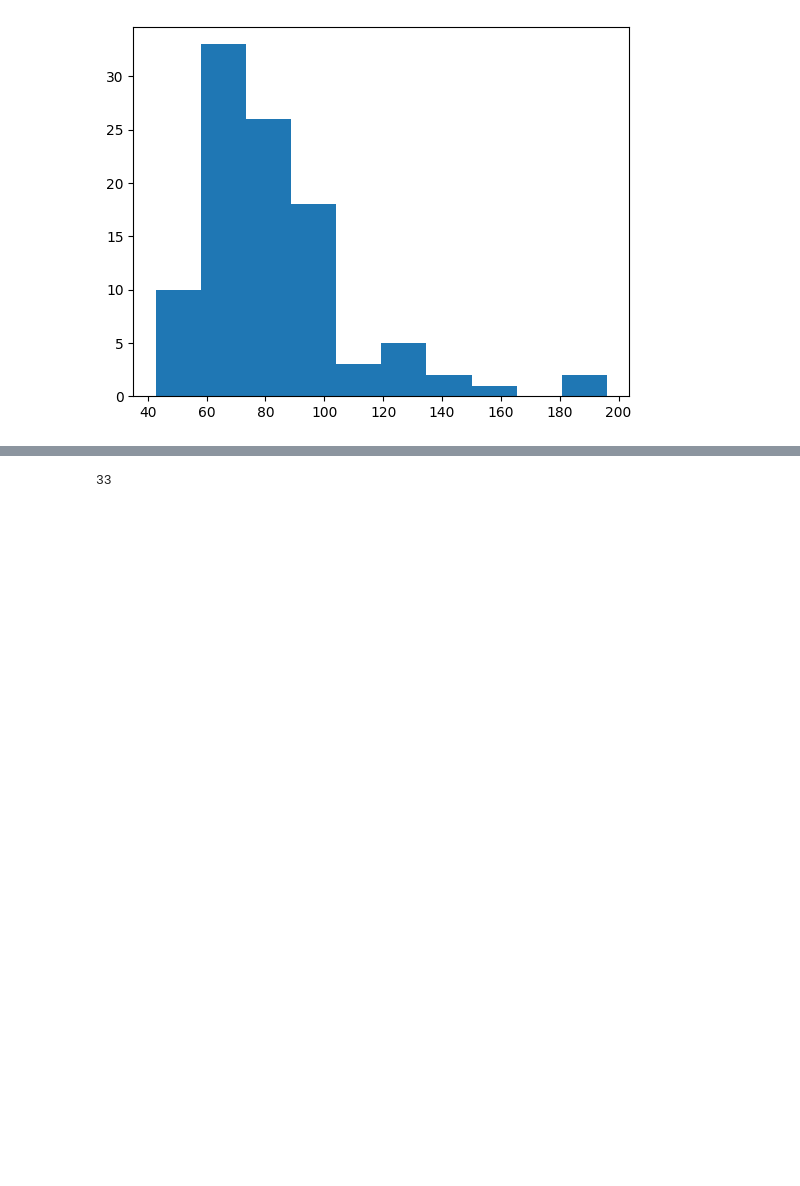
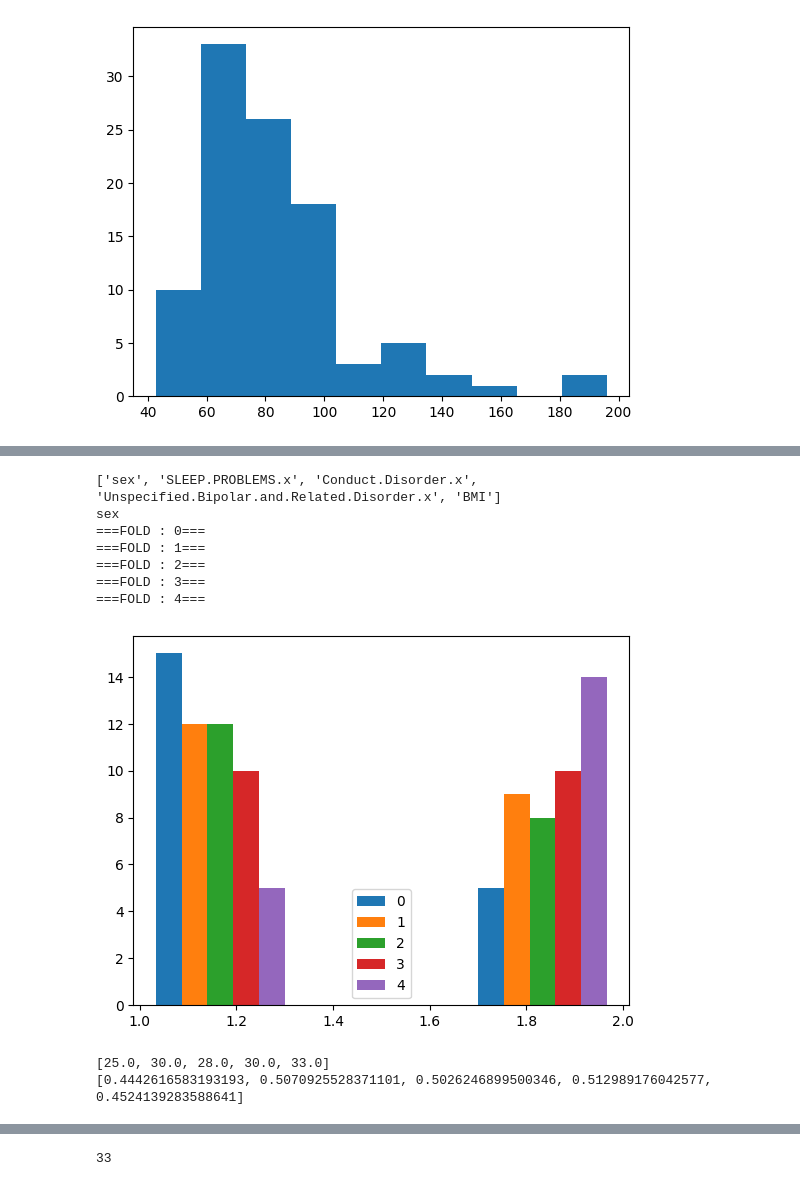
Before and after one commit to dyhan316/ML_tutor, a Jupyter notebook: learn_multilabel_stratification.ipynb, the cells around one changed output, grey strips where cells are left out. Drawn from its saved outputs; the diff is of its cells as text; code cells hidden in the pictures; blank space fills up the shorter version.

```diff
--- a/learn_multilabel_stratification.ipynb
+++ b/learn_multilabel_stratification.ipynb
@@ -504,15 +522,0 @@ array([ 42.75,  60.  ,  64.5 ,  68.5 ,  73.  ,  76.8 ,  84.  ,  91.  ,
-# %%
-boundaries = np.sort(array)[::-10] #10개씩 자른다고 할때
-[(label_tv['weight']>=i).values.sum() for i in boundaries]
-
-
-total_df = []
-i_below = -np.infty
-for i in reversed(boundaries):
-    print(i_below, i)
-    labels = (label_tv['weight']>i_below) & (label_tv['weight']<=i)
-    i_below = i
-
-    total_df.append(labels)
-
-    print(labels.values.sum())
@@ -613,0 +587,62 @@ sex
+# %%
+DEBUG = False
+from skmultilearn.model_selection import IterativeStratification
+kf = StratifiedKFold(n_splits=5)
+ikf = IterativeStratification(n_splits=5, order=2, random_state=np.random.seed(seed = 1)) #on't increae the order (i think)(if > 1, does with replacement)
+
+#col2view = ['sex','SLEEP.PROBLEMS.x']
+#col2view = ['sex', 'Conduct.Disorder.x']
+col2view = ['sex','SLEEP.PROBLEMS.x','Conduct.Disorder.x','Unspecified.Bipolar.and.Related.Disorder.x']
+#col2view = ['sex', 'race.ethnicity'] #'BMI',
+
+col2view = ['sex','SLEEP.PROBLEMS.x','Conduct.Disorder.x','Unspecified.Bipolar.and.Related.Disorder.x', 'BMI']
+
+##config에서 넣어줄때, 종류를 미리 나눠서 ㄴ허어줘야할듯
+print(col2view)
+print(calc_prop(label_tv[col2view].values)) if DEBUG else None
+
+
+#floatized_arr = np.array(label_tv[col2view].values, dtype = float)
+floatized_arr = multilabel_matrix_maker(label_tv,binary_cols= ['sex'],
+                                        #multiclass_cols=['Conduct.Disorder.x'])
+                                        multiclass_cols=['SLEEP.PROBLEMS.x','Conduct.Disorder.x','Unspecified.Bipolar.and.Related.Disorder.x'],
+                                       contiuous_cols=['BMI'], n_chunks=3)#, contiuous_cols=['age', 'BMI'], n_chunks=)
+
+
+set_thing = set(label_tv[col2view].values.flatten()) #un split된 상태에서의 set을 써야함
+thing = []
+
+#single label
+#for FOLD, (train_idx, valid_idx) in enumerate(kf.split(label_tv, label_tv[label_name])):
+#multilabel
+for FOLD, (train_idx, valid_idx) in enumerate(ikf.split(floatized_arr, floatized_arr)):
+    print(f"===FOLD : {FOLD}===")
+    train = label_tv.iloc[train_idx]
+    valid = label_tv.iloc[valid_idx]
+
+    if DEBUG :
+        print("with training")
+        print(calc_prop_change(train[col2view].values, label_tv[col2view].values, set_thing = set_thing))
+
+        print("with validation")
+        print(calc_prop_change(valid[col2view].values, label_tv[col2view].values, set_thing = set_thing))
+    thing.append(valid[col2view[0]])
+plt.hist(thing,bins = 3, label = [i for i in range(5)])
+plt.legend()
+plt.show()
+
+
+##sometimes, the validation set might not have the same size, even if it can become like that  (so, for loop으로 통계계산)
+print([i.sum() for i in thing])
+print([i.std() for i in thing])
+# %% [output]
+['sex', 'SLEEP.PROBLEMS.x', 'Conduct.Disorder.x', 'Unspecified.Bipolar.and.Related.Disorder.x', 'BMI']
+sex
+===FOLD : 0===
+===FOLD : 1===
+===FOLD : 2===
+===FOLD : 3===
+===FOLD : 4===
+[figure, added]
+[25.0, 30.0, 28.0, 30.0, 33.0]
+[0.4442616583193193, 0.5070925528371101, 0.5026246899500346, 0.512989176042577, 0.4524139283588641]
```
Also changed, not shown: parts of 9 cells of this notebook.
